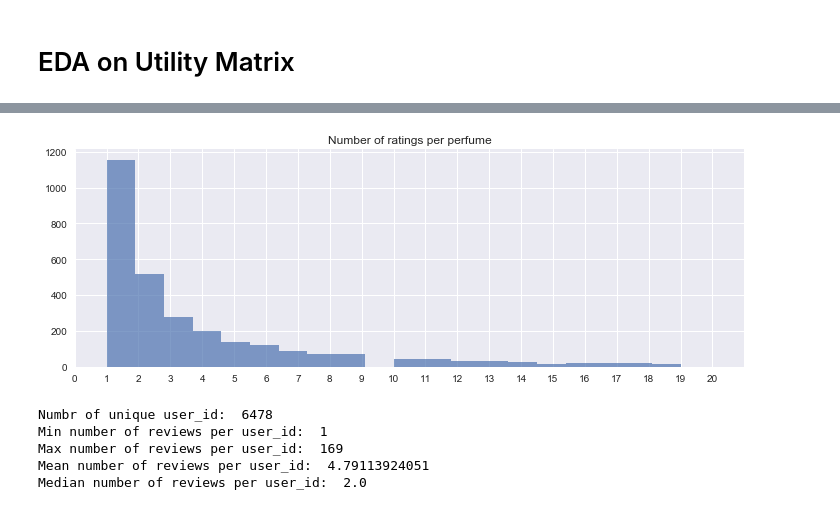
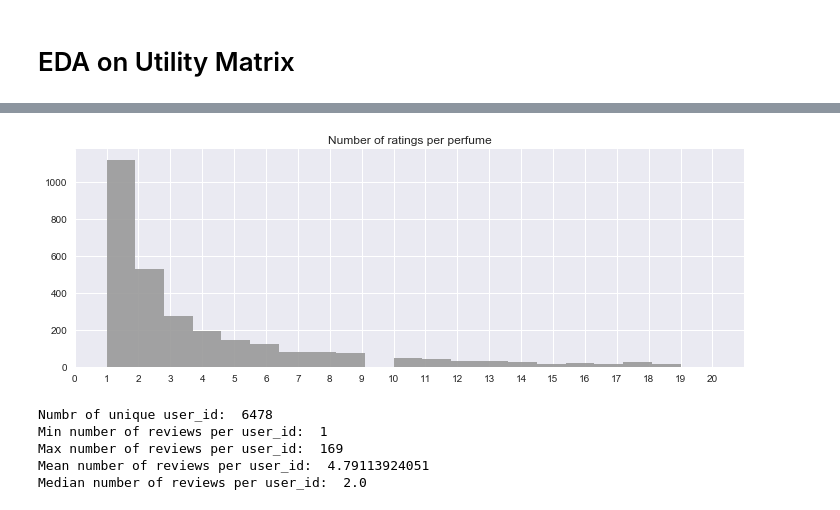
Before and after one commit to kellypeng/scentmate_rec, a Jupyter notebook: EDA/model_exploration.ipynb, the cells around one changed output, grey strips where cells are left out. Drawn from its saved outputs; the diff is of its cells as text; code cells hidden in the pictures.

```diff
--- a/EDA/model_exploration.ipynb
+++ b/EDA/model_exploration.ipynb
@@ -127,7 +148,7 @@ array([[ 0.,  0.,  0., ...,  1.,  0.,  0.],
 # %% [markdown]
 # EDA on Utility Matrix
 # %%
-collection = db.ratings_trial2
+collection = db.short_ratings
 utility = pd.DataFrame(list(collection.find({}, {'_id': 0}))) # not including _id column
 utility.head()
 # %% [output]
@@ -224,14 +255,14 @@ plt.xticks(x);
 # %%
 # Let's dive in a bit... Number of ratings per perfume distribution...
 c = util.groupby('perfume_id')['user_id'].count()
 lt20 = c[c < 20]
 x = np.arange(21)
-lt20.hist(bins=20, alpha=.7, figsize=(12,4))
+lt20.hist(bins=20, color='#999999', alpha=.9, figsize=(12,4))
 plt.title('Number of ratings per perfume')
 plt.xticks(x)
 plt.xlim(0,21);
 # %% [output]
-[figure, old version]
+[figure, new version]
 # %%
 # Number of ratings per user
 # Number of users review per perfume
```
Also changed, not shown: parts of 17 cells of this notebook, 24 other files.
